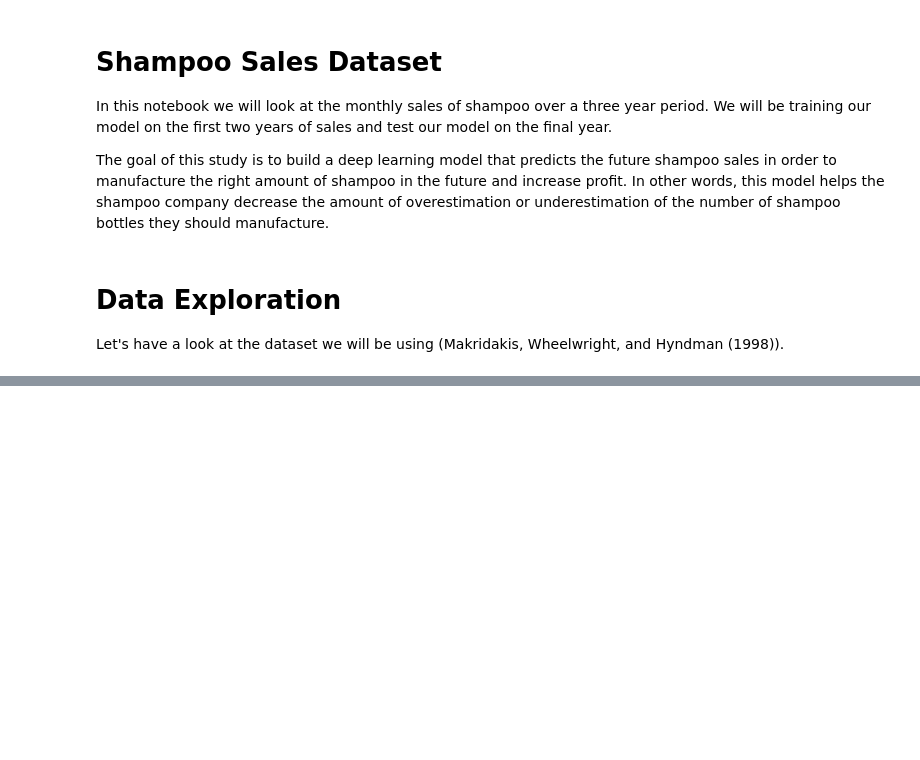
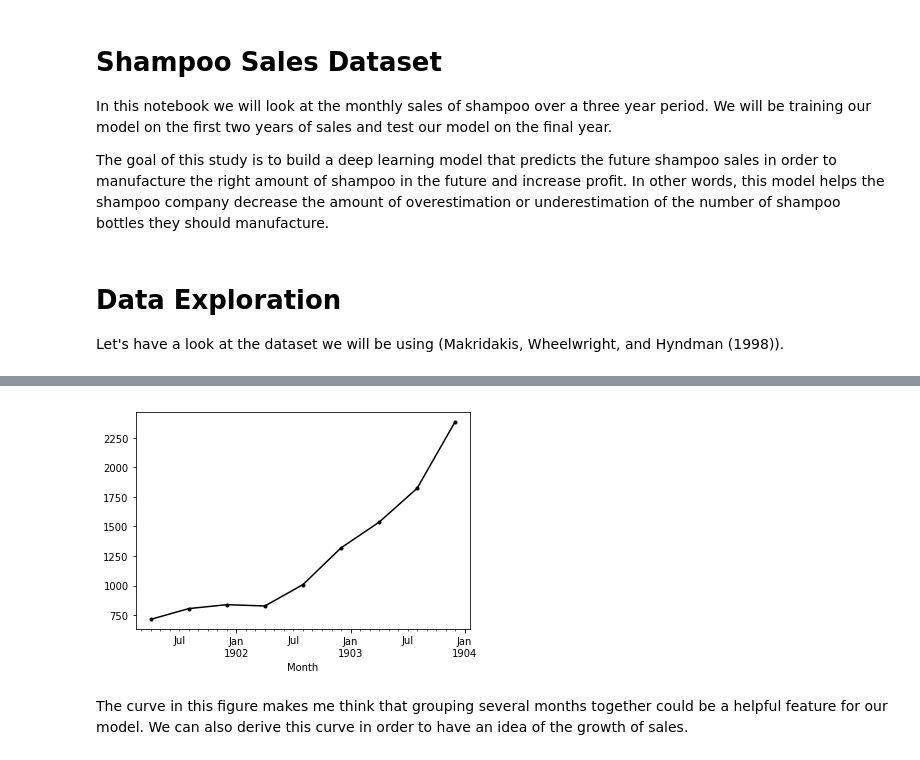
Before and after one commit to JayThibs/time-series-forecasting, a Jupyter notebook: Untitled.ipynb, the cells around one changed output, grey strips where cells are left out. Cells and saved outputs as stored; diff of their text form; code cells hidden in the pictures; blank space fills up the shorter version.

```diff
--- a/Untitled.ipynb
+++ b/Untitled.ipynb
@@ -36,0 +27,8 @@ The most obvious thing about this figure is that shampoo sales are increasing ye
+# %%
+M4_df = monthly_df.resample('4M', closed='left').sum()
+M4_df.plot(style='-k.')
+plt.show()
+# %% [output]
+[figure, added]
+# %% [markdown]
+The curve in this figure makes me think that grouping several months together could be a helpful feature for our model. We can also derive this curve in order to have an idea of the growth of sales.
```
Also changed, not shown: parts of 7 cells of this notebook.
